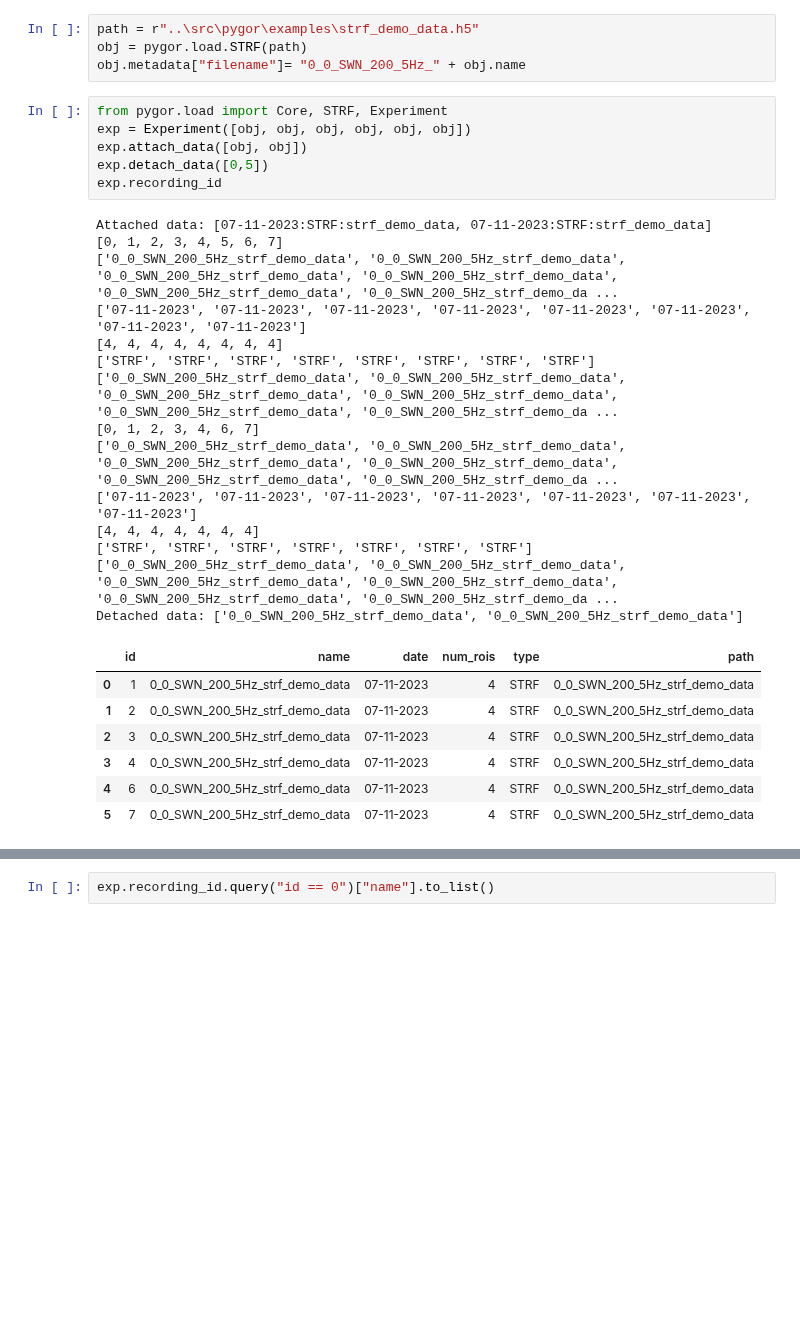
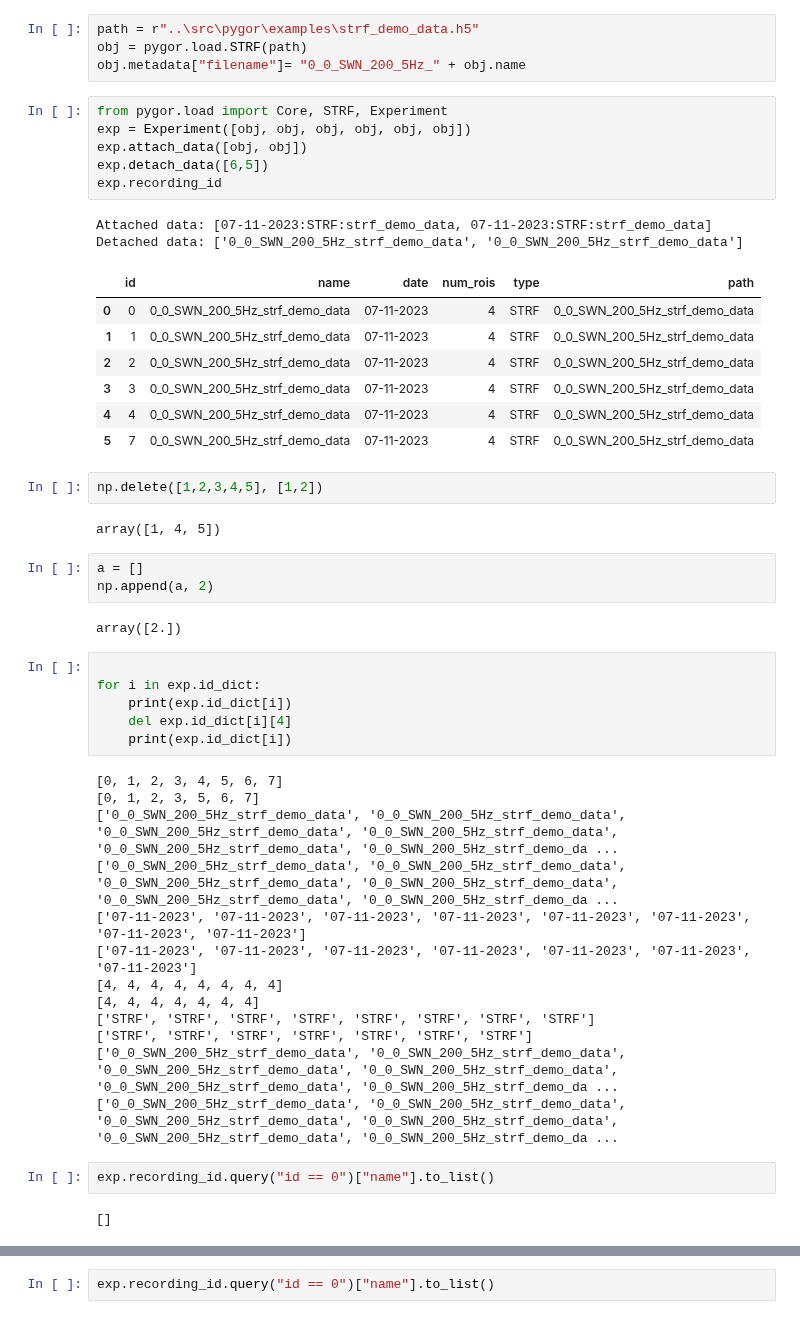
Before and after one commit to simbru/pygor, a Jupyter notebook: Notebooks/clustering_testing.ipynb, the cells around one changed output, grey strips where cells are left out. Drawn from its saved outputs; the diff is of its cells as text; blank space fills up the shorter version.

Commit message:
Solved data detatch in experiment.py

```diff
--- a/Notebooks/clustering_testing.ipynb
+++ b/Notebooks/clustering_testing.ipynb
@@ -17,28 +17,48 @@ obj.metadata["filename"]= "0_0_SWN_200_5Hz_" + obj.name
 # %%
 from pygor.load import Core, STRF, Experiment
 exp = Experiment([obj, obj, obj, obj, obj, obj])
 exp.attach_data([obj, obj])
-exp.detach_data([0,5])
+exp.detach_data([6,5])
 exp.recording_id
 # %% [output]
 Attached data: [07-11-2023:STRF:strf_demo_data, 07-11-2023:STRF:strf_demo_data]
-[0, 1, 2, 3, 4, 5, 6, 7]
-['0_0_SWN_200_5Hz_strf_demo_data', '0_0_SWN_200_5Hz_strf_demo_data', '0_0_SWN_200_5Hz_strf_demo_data', '0_0_SWN_200_5Hz_strf_demo_data', '0_0_SWN_200_5Hz_strf_demo_data', '0_0_SWN_200_5Hz_strf_demo_da ...
-['07-11-2023', '07-11-2023', '07-11-2023', '07-11-2023', '07-11-2023', '07-11-2023', '07-11-2023', '07-11-2023']
-[4, 4, 4, 4, 4, 4, 4, 4]
-['STRF', 'STRF', 'STRF', 'STRF', 'STRF', 'STRF', 'STRF', 'STRF']
-['0_0_SWN_200_5Hz_strf_demo_data', '0_0_SWN_200_5Hz_strf_demo_data', '0_0_SWN_200_5Hz_strf_demo_data', '0_0_SWN_200_5Hz_strf_demo_data', '0_0_SWN_200_5Hz_strf_demo_data', '0_0_SWN_200_5Hz_strf_demo_da ...
-[0, 1, 2, 3, 4, 6, 7]
-['0_0_SWN_200_5Hz_strf_demo_data', '0_0_SWN_200_5Hz_strf_demo_data', '0_0_SWN_200_5Hz_strf_demo_data', '0_0_SWN_200_5Hz_strf_demo_data', '0_0_SWN_200_5Hz_strf_demo_data', '0_0_SWN_200_5Hz_strf_demo_da ...
-['07-11-2023', '07-11-2023', '07-11-2023', '07-11-2023', '07-11-2023', '07-11-2023', '07-11-2023']
-[4, 4, 4, 4, 4, 4, 4]
-['STRF', 'STRF', 'STRF', 'STRF', 'STRF', 'STRF', 'STRF']
-['0_0_SWN_200_5Hz_strf_demo_data', '0_0_SWN_200_5Hz_strf_demo_data', '0_0_SWN_200_5Hz_strf_demo_data', '0_0_SWN_200_5Hz_strf_demo_data', '0_0_SWN_200_5Hz_strf_demo_data', '0_0_SWN_200_5Hz_strf_demo_da ...
 Detached data: ['0_0_SWN_200_5Hz_strf_demo_data', '0_0_SWN_200_5Hz_strf_demo_data']
 |  | id | name | date | num_rois | type | path |
-| 0 | 1 | 0_0_SWN_200_5Hz_strf_demo_data | 07-11-2023 | 4 | STRF | 0_0_SWN_200_5Hz_strf_demo_data |
-| 1 | 2 | 0_0_SWN_200_5Hz_strf_demo_data | 07-11-2023 | 4 | STRF | 0_0_SWN_200_5Hz_strf_demo_data |
-| 2 | 3 | 0_0_SWN_200_5Hz_strf_demo_data | 07-11-2023 | 4 | STRF | 0_0_SWN_200_5Hz_strf_demo_data |
-| 3 | 4 | 0_0_SWN_200_5Hz_strf_demo_data | 07-11-2023 | 4 | STRF | 0_0_SWN_200_5Hz_strf_demo_data |
-| 4 | 6 | 0_0_SWN_200_5Hz_strf_demo_data | 07-11-2023 | 4 | STRF | 0_0_SWN_200_5Hz_strf_demo_data |
+| 0 | 0 | 0_0_SWN_200_5Hz_strf_demo_data | 07-11-2023 | 4 | STRF | 0_0_SWN_200_5Hz_strf_demo_data |
+| 1 | 1 | 0_0_SWN_200_5Hz_strf_demo_data | 07-11-2023 | 4 | STRF | 0_0_SWN_200_5Hz_strf_demo_data |
+| 2 | 2 | 0_0_SWN_200_5Hz_strf_demo_data | 07-11-2023 | 4 | STRF | 0_0_SWN_200_5Hz_strf_demo_data |
+| 3 | 3 | 0_0_SWN_200_5Hz_strf_demo_data | 07-11-2023 | 4 | STRF | 0_0_SWN_200_5Hz_strf_demo_data |
+| 4 | 4 | 0_0_SWN_200_5Hz_strf_demo_data | 07-11-2023 | 4 | STRF | 0_0_SWN_200_5Hz_strf_demo_data |
 | 5 | 7 | 0_0_SWN_200_5Hz_strf_demo_data | 07-11-2023 | 4 | STRF | 0_0_SWN_200_5Hz_strf_demo_data |
+# %%
+np.delete([1,2,3,4,5], [1,2])
+# %% [output]
+array([1, 4, 5])
+# %%
+a = []
+np.append(a, 2)
+# %% [output]
+array([2.])
+# %%
+
+for i in exp.id_dict:
+    print(exp.id_dict[i])
+    del exp.id_dict[i][4]
+    print(exp.id_dict[i])
+# %% [output]
+[0, 1, 2, 3, 4, 5, 6, 7]
+[0, 1, 2, 3, 5, 6, 7]
+['0_0_SWN_200_5Hz_strf_demo_data', '0_0_SWN_200_5Hz_strf_demo_data', '0_0_SWN_200_5Hz_strf_demo_data', '0_0_SWN_200_5Hz_strf_demo_data', '0_0_SWN_200_5Hz_strf_demo_data', '0_0_SWN_200_5Hz_strf_demo_da ...
+['0_0_SWN_200_5Hz_strf_demo_data', '0_0_SWN_200_5Hz_strf_demo_data', '0_0_SWN_200_5Hz_strf_demo_data', '0_0_SWN_200_5Hz_strf_demo_data', '0_0_SWN_200_5Hz_strf_demo_data', '0_0_SWN_200_5Hz_strf_demo_da ...
+['07-11-2023', '07-11-2023', '07-11-2023', '07-11-2023', '07-11-2023', '07-11-2023', '07-11-2023', '07-11-2023']
+['07-11-2023', '07-11-2023', '07-11-2023', '07-11-2023', '07-11-2023', '07-11-2023', '07-11-2023']
+[4, 4, 4, 4, 4, 4, 4, 4]
+[4, 4, 4, 4, 4, 4, 4]
+['STRF', 'STRF', 'STRF', 'STRF', 'STRF', 'STRF', 'STRF', 'STRF']
+['STRF', 'STRF', 'STRF', 'STRF', 'STRF', 'STRF', 'STRF']
+['0_0_SWN_200_5Hz_strf_demo_data', '0_0_SWN_200_5Hz_strf_demo_data', '0_0_SWN_200_5Hz_strf_demo_data', '0_0_SWN_200_5Hz_strf_demo_data', '0_0_SWN_200_5Hz_strf_demo_data', '0_0_SWN_200_5Hz_strf_demo_da ...
+['0_0_SWN_200_5Hz_strf_demo_data', '0_0_SWN_200_5Hz_strf_demo_data', '0_0_SWN_200_5Hz_strf_demo_data', '0_0_SWN_200_5Hz_strf_demo_data', '0_0_SWN_200_5Hz_strf_demo_data', '0_0_SWN_200_5Hz_strf_demo_da ...
+# %%
+exp.recording_id.query("id == 0")["name"].to_list()
+# %% [output]
+[]
```
Also changed, not shown: parts of 7 cells of this notebook, 2 other files.
